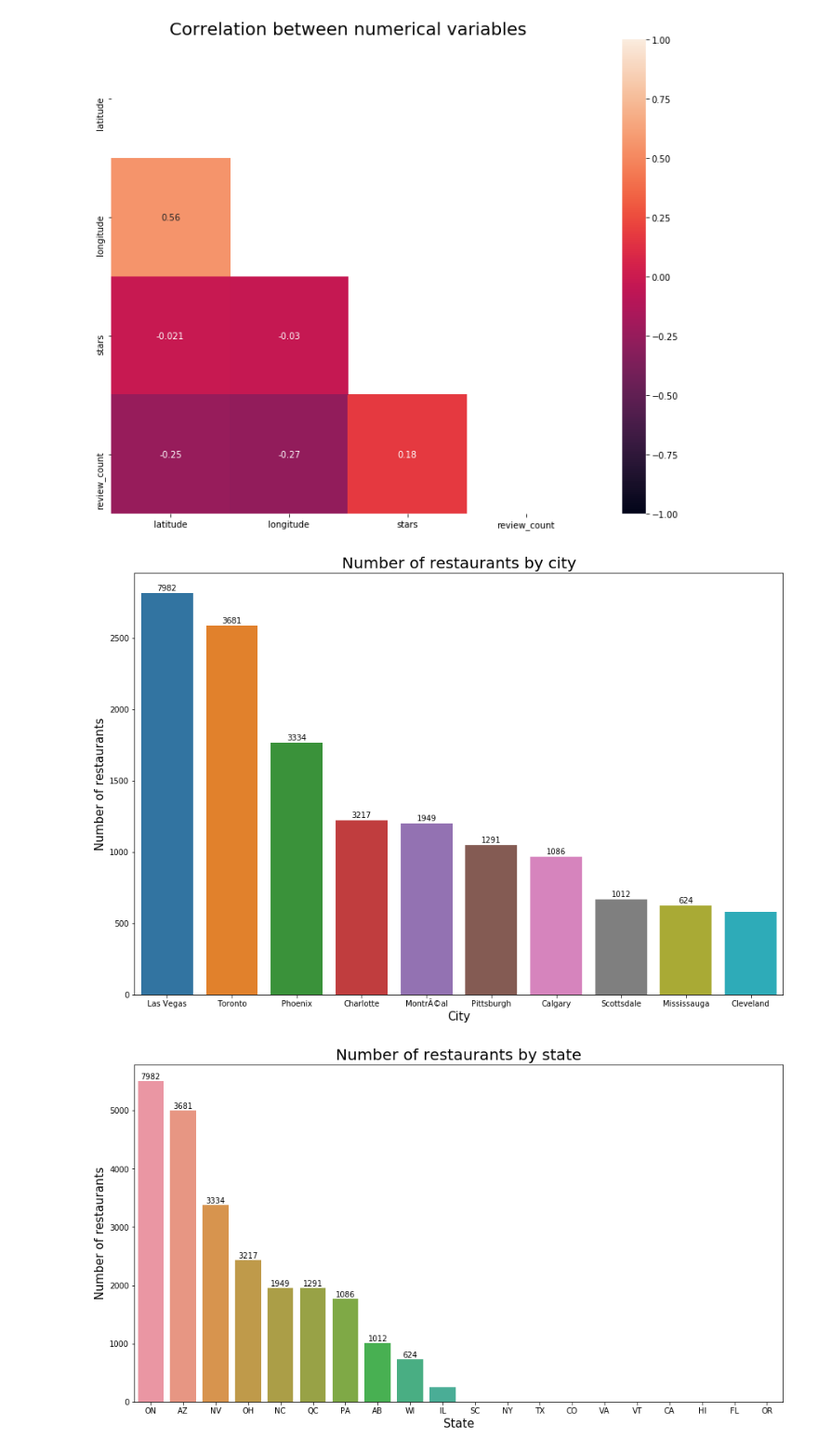
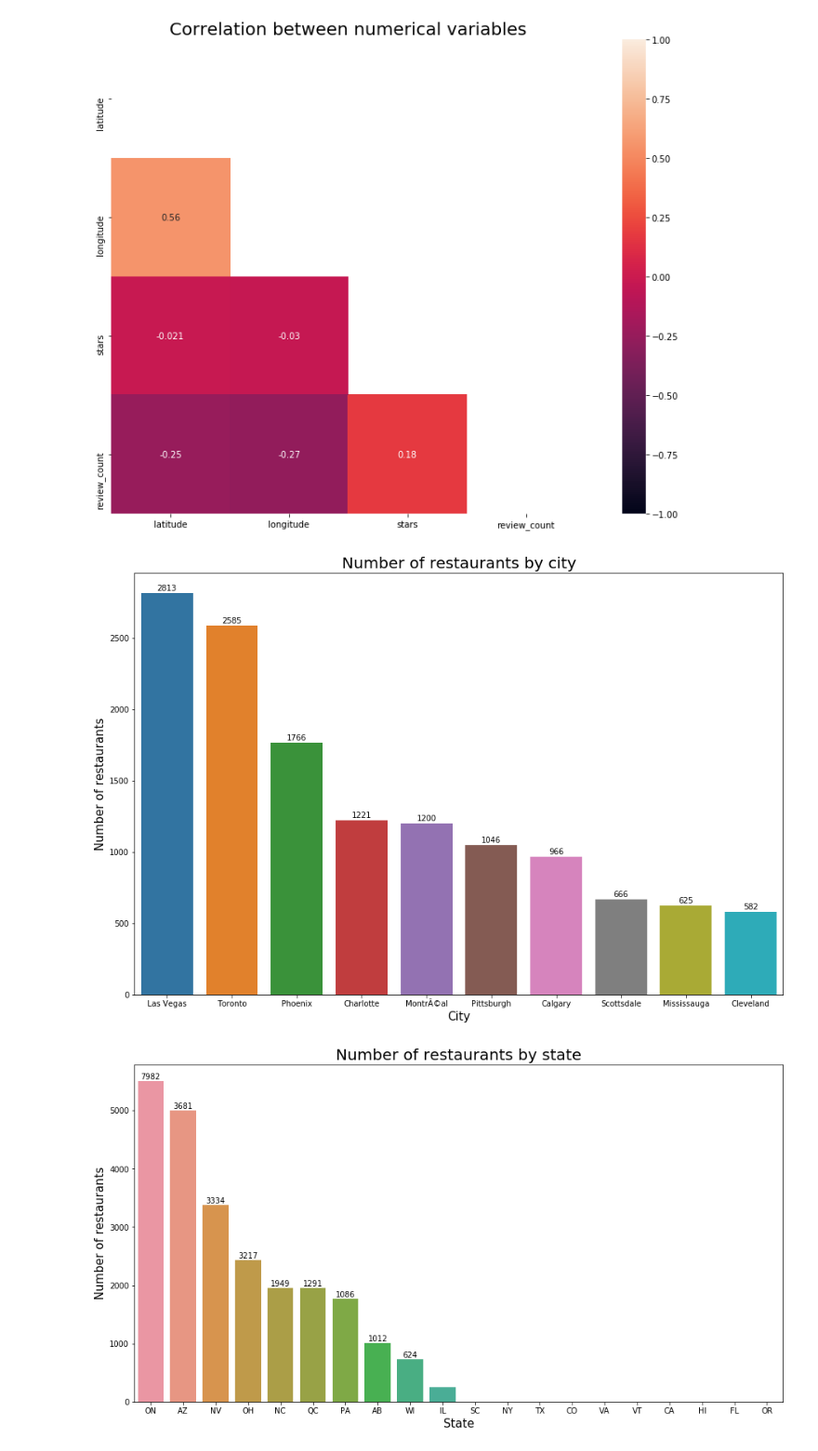
Before and after one commit to mavalos90/IH_final_project, a Jupyter notebook: code/1.EDA.ipynb, the cells around one changed output. Shown at 93% size. Saved outputs shown, nothing was run; the diff lists cells and outputs as text; code cells hidden in the pictures.

```diff
--- a/code/1.EDA.ipynb
+++ b/code/1.EDA.ipynb
@@ -96,22 +102,22 @@ Text(0.5, 1, 'Correlation between numerical variables')
 # %%
 # Number of restaurants in the top 10 cities
 
 x= restaurants['city'].value_counts().head(10)
 
 plt.figure(figsize=(15,10))
 ax= sns.barplot(x=x.index, y=x.values, data=restaurants)
 ax.set_title('Number of restaurants by city', size=20)
 ax.set_ylabel('Number of restaurants', size=15)
 ax.set_xlabel('City', size=15)
 
 # adding the text labels
 rects = ax.patches
-labels = restaurants['categories'].value_counts().values
+labels = restaurants['city'].value_counts().values
 for rect, label in zip(rects, labels):
     height = rect.get_height()
     ax.text(rect.get_x() + rect.get_width()/2, height + 5, label, ha='center', va='bottom')
 # %% [output]
-[figure, old version]
+[figure, new version]
 # %%
 # Number of restaurants in each state
 
```
Also changed, not shown: parts of 7 cells of this notebook.
